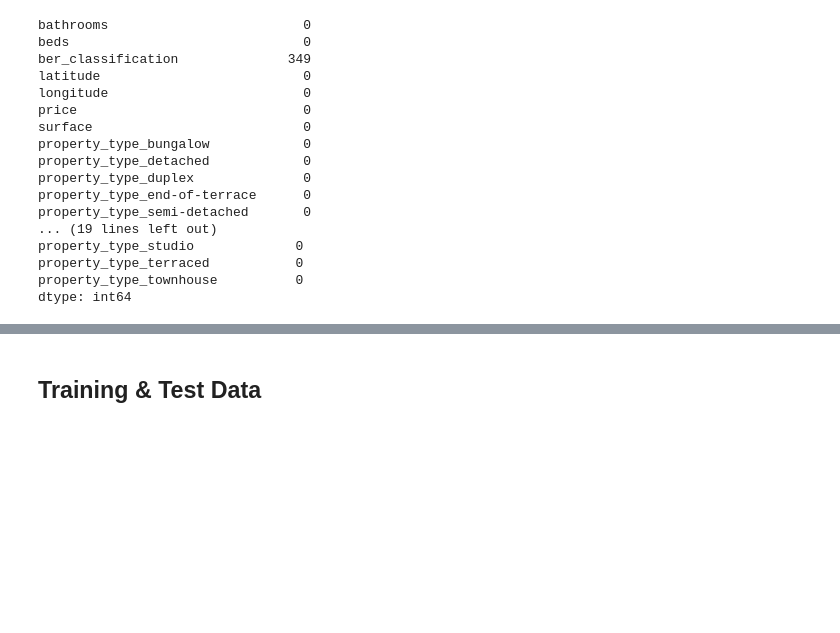
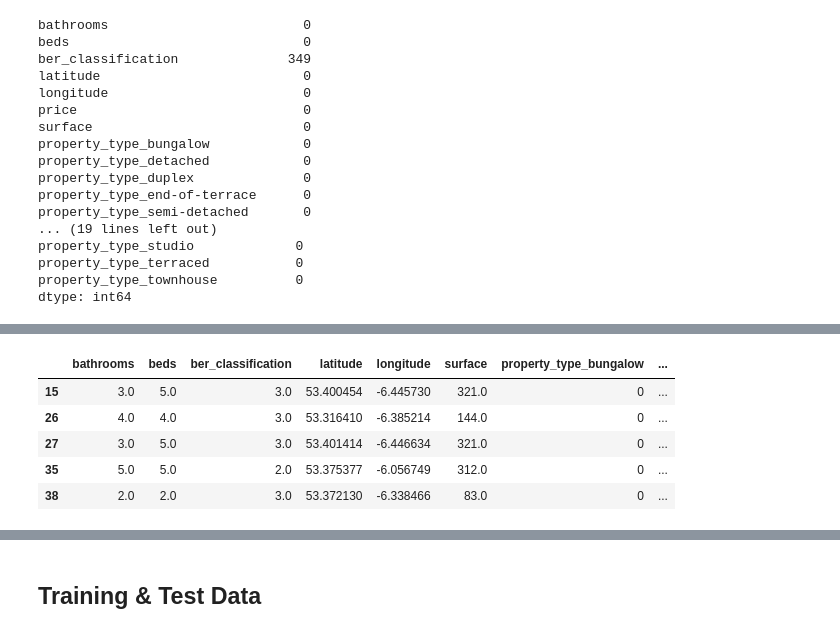
Before and after one commit to barrytl/ET5003_SEM1_2021-2, a Jupyter notebook: Week-3/ET5003_Etivity2_BarryLawton_20197772.ipynb, the cells around one changed output, grey strips where cells are left out. Cells and saved outputs as stored; diff of their text form; code cells hidden in the pictures; blank space fills up the shorter version.

```diff
--- a/Week-3/ET5003_Etivity2_BarryLawton_20197772.ipynb
+++ b/Week-3/ET5003_Etivity2_BarryLawton_20197772.ipynb
@@ -470,0 +474,9 @@ X_train,X_test,y_train,y_test = train_test_split(X, y, test_size=0.3)
+# %%
+X_train.head()
+# %% [output]
+|  | bathrooms | beds | ber_classification | latitude | longitude | surface | property_type_bungalow | ... |
+| 15 | 3.0 | 5.0 | 3.0 | 53.400454 | -6.445730 | 321.0 | 0 | ... |
+| 26 | 4.0 | 4.0 | 3.0 | 53.316410 | -6.385214 | 144.0 | 0 | ... |
+| 27 | 3.0 | 5.0 | 3.0 | 53.401414 | -6.446634 | 321.0 | 0 | ... |
+| 35 | 5.0 | 5.0 | 2.0 | 53.375377 | -6.056749 | 312.0 | 0 | ... |
+| 38 | 2.0 | 2.0 | 3.0 | 53.372130 | -6.338466 | 83.0 | 0 | ... |
```
Also changed, not shown: parts of 5 cells of this notebook.
